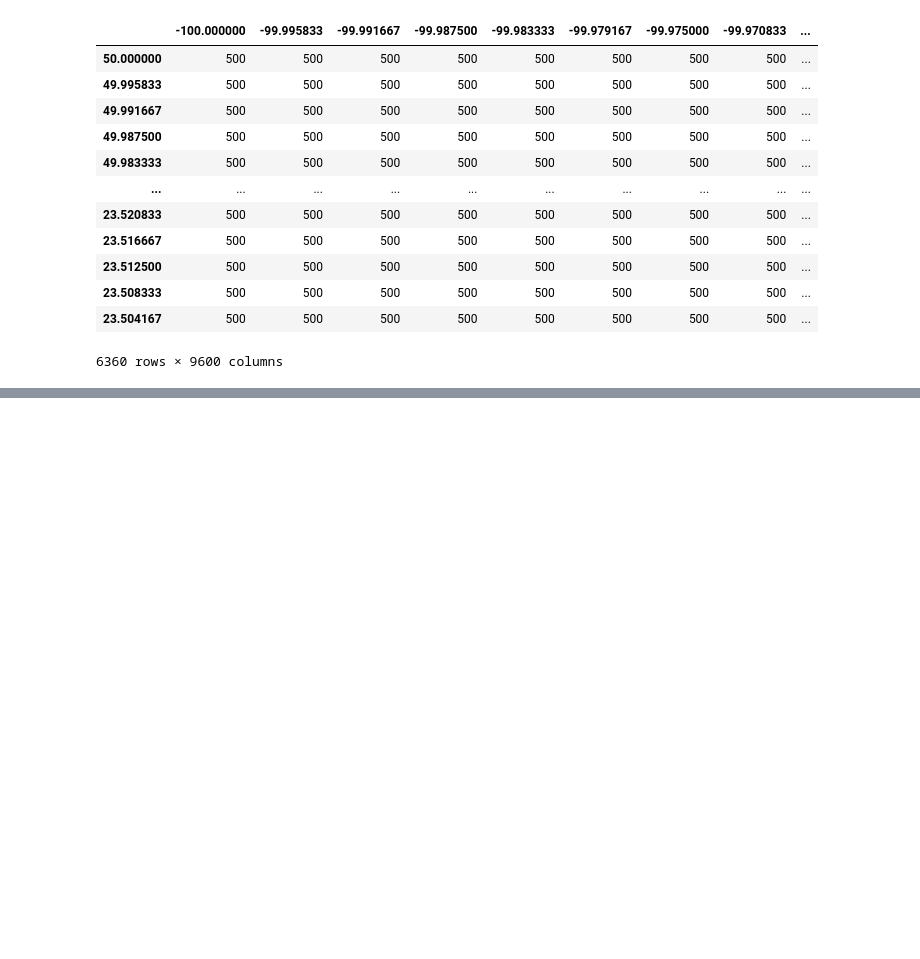
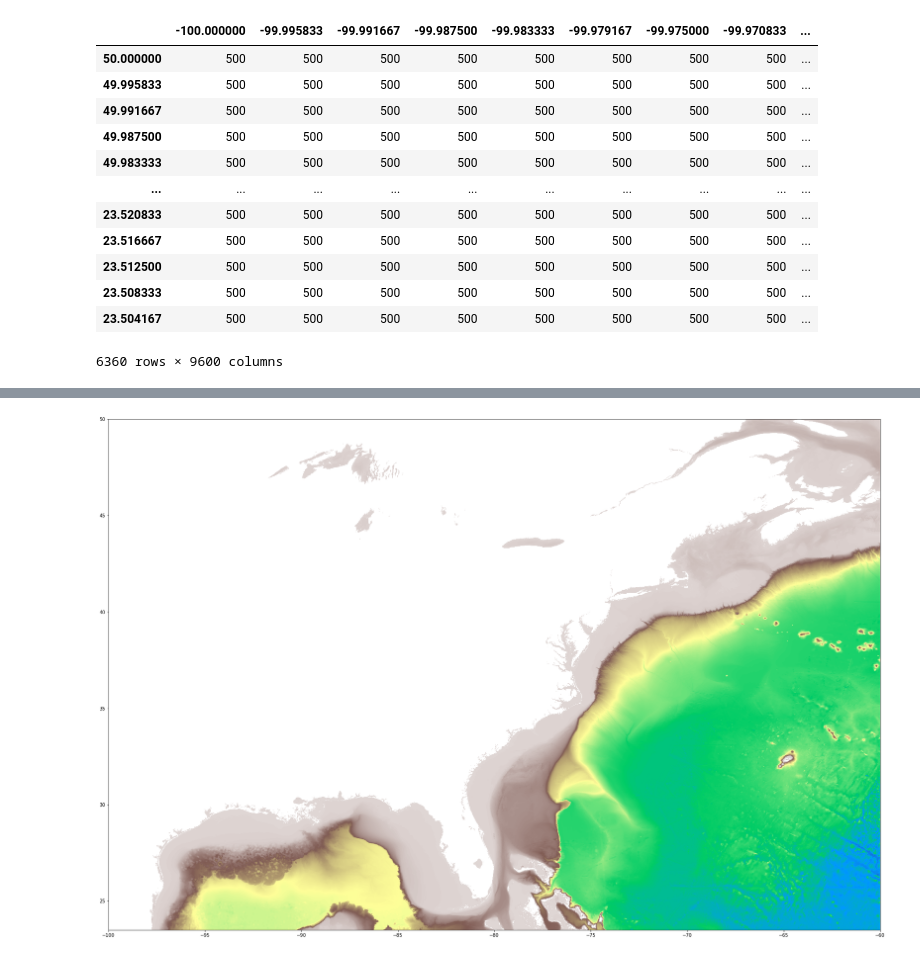
Before and after one commit to WillySwain/Fishwrecks, a Jupyter notebook: vessels_cleaning.ipynb, the cells around one changed output, grey strips where cells are left out. Cells and saved outputs as stored; diff of their text form; code cells hidden in the pictures; blank space fills up the shorter version.

```diff
--- a/vessels_cleaning.ipynb
+++ b/vessels_cleaning.ipynb
@@ -110,0 +111,5 @@ plot.figure.colorbar(plot)
+# %%
+plot = matplotlib.pyplot.figure(figsize=(30, 30))
+plot = matplotlib.pyplot.imshow(depth_df, cmap="terrain", interpolation="none", extent=[-100, -60, 23.5, 50])
+# %% [output]
+[figure, added]
```
Also changed, not shown: parts of 2 cells of this notebook, 1 other file.
